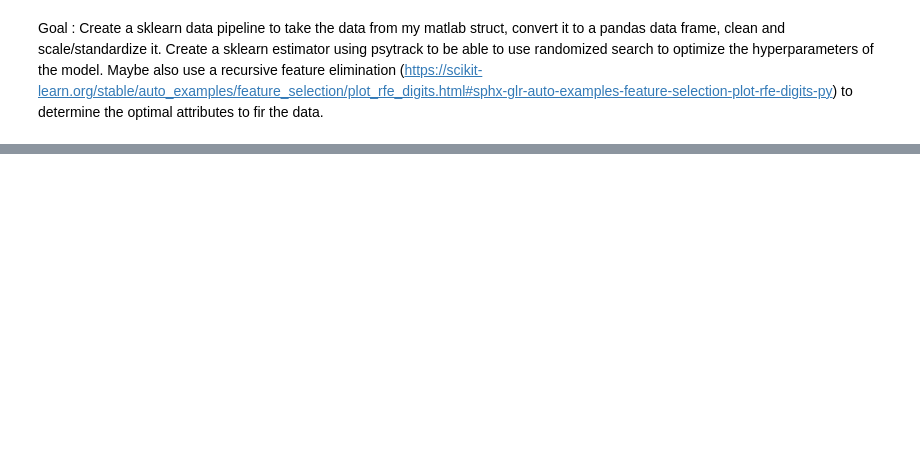
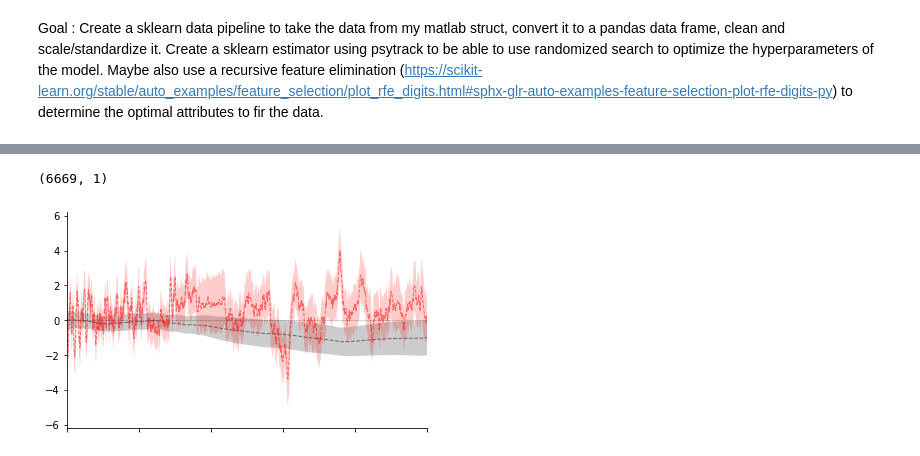
Before and after one commit to bkrall24/Learning_Strategies_Mouse_Behavior, a Jupyter notebook: psytrack_workflow.ipynb, the cells around one changed output, grey strips where cells are left out. Cells and saved outputs as stored; diff of their text form; code cells hidden in the pictures; blank space fills up the shorter version.

```diff
--- a/psytrack_workflow.ipynb
+++ b/psytrack_workflow.ipynb
@@ -57,0 +70,4 @@ df
+# %%
+b2 = clean_behavior_data(b)
+import numpy as np
+b2
@@ -57,0 +94,18 @@ df
+# %%
+# stimulus
+# LED
+import numpy as np
+
+inputs = dict(stim = np.expand_dims(np.array(b2['Stimulus']), axis=1),
+    LED = np.expand_dims(np.array(b2['Stimulus']).astype(int), axis=1)
+)
+
+
+dat = dict(
+        subject = animal,
+        inputs = inputs,
+        correct = np.array(b2['Correct']),
+        answer = np.array(b2['Target']),
+        y = np.array(b2['Rightward']),
+        dayLength=np.array(b2.groupby(['Session']).size()),
+    )
@@ -57,0 +181,4 @@ df
+# %%
+inputs['stim'].shape
+# %% [output]
+(6669, 1)
@@ -57,0 +187,25 @@ df
+# %%
+fig = plt.figure(figsize=(5,3))
+sim_colors = [[0, 0, 0], [1, 0, 0]]
+
+for i, c in enumerate(sim_colors):
+    #plt.plot(gen_dat['W'][i], c=c, lw=0.5, zorder=2*i)
+    plt.plot(rec_dat['wMode'][i], c=c, lw=1, linestyle='--', alpha=0.5, zorder=2*i+1)
+    plt.fill_between(np.arange(len(rec_dat['wMode'][i])),
+                     rec_dat['wMode'][i] - 2 * rec_dat['W_std'][i],
+                     rec_dat['wMode'][i] + 2 * rec_dat['W_std'][i],
+                     facecolor=c, alpha=0.2, zorder=2*i+1)
+
+plt.axhline(0, color="black", linestyle="--", lw=0.5, alpha=0.5, zorder=0)
+
+plt.gca().set_xticklabels([])
+plt.yticks(np.arange(-6,7,2))
+plt.xlim(0,5000); plt.ylim(-6.2,6.2)
+# plt.xlabel("Trials"); plt.ylabel("Weights")
+
+plt.gca().spines['right'].set_visible(False)
+plt.gca().spines['top'].set_visible(False)
+
+plt.subplots_adjust(0,0,1,1)
+# %% [output]
+[figure, added]
```
Also changed, not shown: parts of 15 cells of this notebook, 15 other files.
